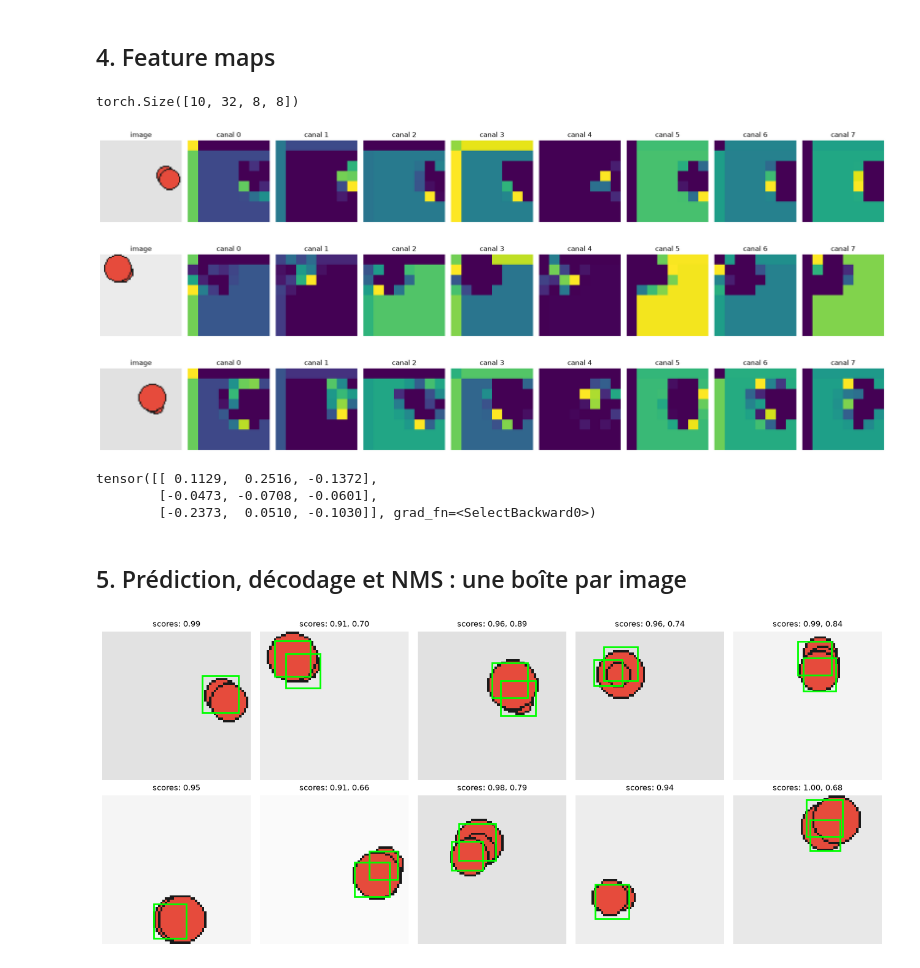
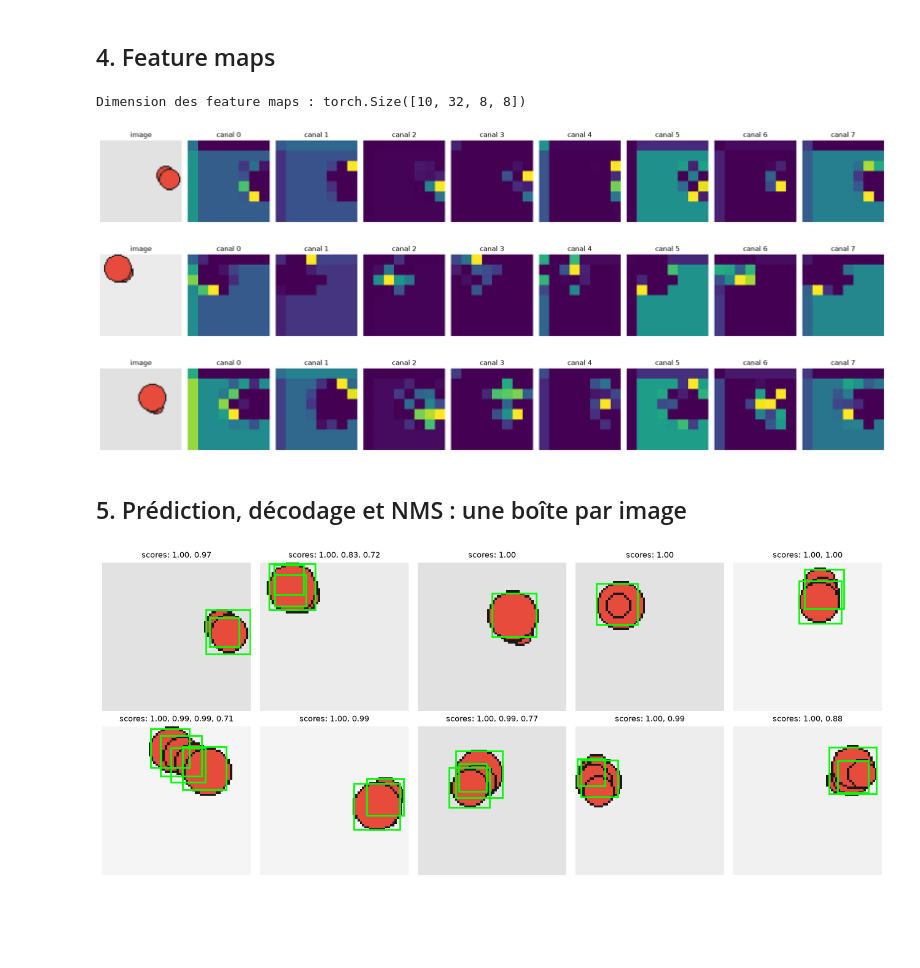
Before and after one commit to dhouhadahen/MiniProjet-r-seauDeNeurones, a Jupyter notebook: sujet_tensorboard/notebooks/demo.ipynb, the cells around one changed output. Saved outputs shown, nothing was run; the diff lists cells and outputs as text; code cells hidden in the pictures; blank space fills up the shorter version.

Commit message:
Notebook enrichie

```diff
--- a/sujet_tensorboard/notebooks/demo.ipynb
+++ b/sujet_tensorboard/notebooks/demo.ipynb
@@ -68,4 +66,5 @@ On génère 2 000 images pour l'entraînement et 400 images indépendantes pour
 # %%
+# --- Paramètres d'entraînement ---
 TRAIN_SAMPLES = 2000
 VAL_SAMPLES = 400
 BATCH_SIZE = 64
@@ -80,6 +79,7 @@ from torch.utils.tensorboard import SummaryWriter
 
 LOG_ROOT = Path(tempfile.gettempdir()) / "tb_runs" / "demo"
 LOG_ROOT.mkdir(parents=True, exist_ok=True)
+print("Logs TensorBoard :", LOG_ROOT)
 
 def fit(name, anchors):
     torch.manual_seed(0)
@@ -90,25 +90,30 @@ def fit(name, anchors):
     optimizer = torch.optim.Adam(model.parameters(), lr=LR)
     history = {"loss": [], "mean_iou": [], "recall": [], "precision": []}
 
-    # Mode silencieux pour ne pas spammer le notebook, on affiche juste la fin
-    for epoch in range(1, EPOCHS + 1):
-        mean_loss = train(model, train_loader, optimizer)
-        m = evaluate(model, val_loader, MODEL_SIZE)
-        for key, value in (("loss", mean_loss), ("mean_iou", m["mean_iou"]),
-                           ("recall", m["recall"]), ("precision", m["precision"])):
-            history[key].append(value)
+    run_dir = LOG_ROOT / f"{name}-{datetime.now().strftime('%Y%m%d-%H%M%S')}"
+    with SummaryWriter(log_dir=str(run_dir)) as writer:
+        for epoch in range(1, EPOCHS + 1):
+            mean_loss = train(model, train_loader, optimizer)
+            m = evaluate(model, val_loader, MODEL_SIZE)
 
-    print(f"[{name}] Fin! Rappel: {m['recall']:.0%} | Précision: {m['precision']:.0%}")
+            for key, value in (("loss", mean_loss), ("mean_iou", m["mean_iou"]),
+                               ("recall", m["recall"]), ("precision", m["precision"])):
+                history[key].append(value)
+
+            # Affichage à CHAQUE époque
+            print(f"[{name}] epoch {epoch:2d}  loss {mean_loss:.4f}  val IoU {m['mean_iou']:.3f}  "
+                  f"rappel {m['recall']:.0%}  précision {m['precision']:.0%}")
+
     model.eval()
     return model, history
 
-print("1/2 : Entraînement du modèle de base (K=1)...")
+print("--- 1/2 : Entraînement du modèle de base (K=1) ---")
 model_base, history_base = fit("initial_K1", BASELINE_ANCHORS)
 
-print("2/2 : Entraînement du modèle Option A (K=3)...")
+print("\n--- 2/2 : Entraînement du modèle Option A (K=3) ---")
 model_k3, history_k3 = fit("ancres_K3", ANCHORS)
 
-# On trace nos courbes comparatives !
+# On trace nos courbes comparatives à la toute fin
 fig, axes = plt.subplots(1, 4, figsize=(16, 3.2))
 for ax, key, title in zip(axes, ("loss", "mean_iou", "recall", "precision"),
                           ("Perte (train)", "IoU moyen (val)", "Rappel (val)", "Précision (val)")):
@@ -116,6 +121,7 @@ for ax, key, title in zip(axes, ("loss", "mean_iou", "recall", "precision"),
     ax.plot(history_base[key], label="initial (K=1)")
     ax.set_title(title); ax.set_xlabel("époque")
 axes[0].legend()
-fig.tight_layout(); plt.show()
+fig.tight_layout()
+plt.show()
 # %% [output]
 Logs TensorBoard : C:\Users\UTILIS~1\AppData\Local\Temp\tb_runs\demo
@@ -157,23 +164,20 @@ print("Dimension des feature maps :", maps.shape)
 for i in range(3):
     show_feature_maps(images[i], maps[i], n_maps=8)
 # %% [output]
-torch.Size([10, 32, 8, 8])
+Dimension des feature maps : torch.Size([10, 32, 8, 8])
-[figure, old version]
+[figure, new version]
-[figure, old version]
+[figure, new version]
-[figure, old version]
+[figure, new version]
-tensor([[ 0.1129,  0.2516, -0.1372],
-        [-0.0473, -0.0708, -0.0601],
-        [-0.2373,  0.0510, -0.1030]], grad_fn=<SelectBackward0>)
 # %% [markdown]
 ## 5. Prédiction, décodage et NMS : une boîte par image
 # %%
 with torch.no_grad():
     logits = model_k3(images)
 
 # Application du seuil de confiance (0.7) et du NMS corrigé (0.7) pour tolérer les collisions
-results = [predict(l, MODEL_SIZE, model_k3.anchors, score_threshold=0.70, iou_threshold=0.7) for l in logits]
+# Un score exigeant (0.85) et un NMS rééquilibré (0.45)
+results = [predict(l, MODEL_SIZE, model_k3.anchors, score_threshold=0.7, iou_threshold=0.45) for l in logits]
 
-# On dessine !
 show_detections(list(images), [b for b, _ in results], [s for _, s in results])
 # %% [output]
-[figure, old version]
+[figure, new version]
```
Also changed, not shown: parts of 8 cells of this notebook.
